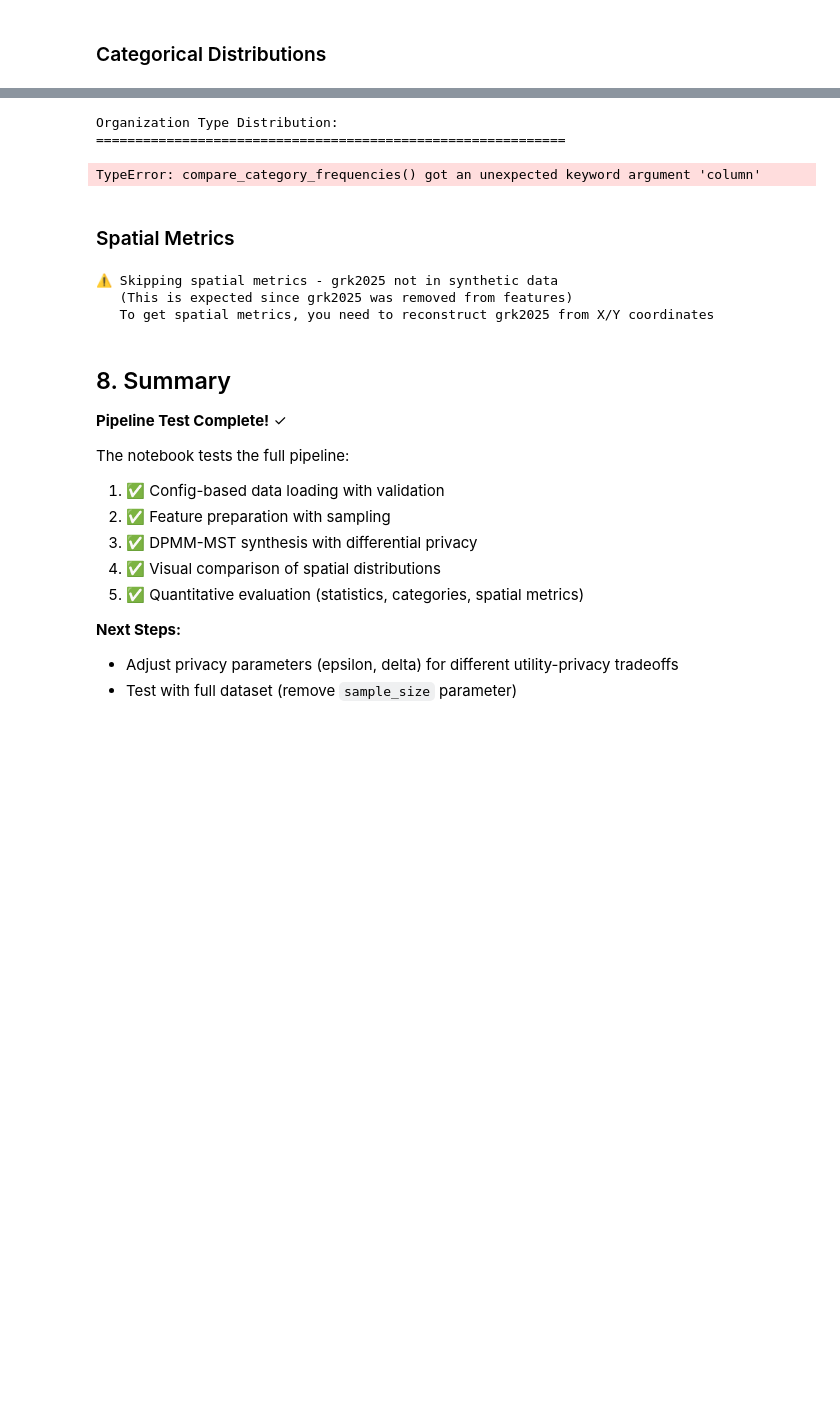
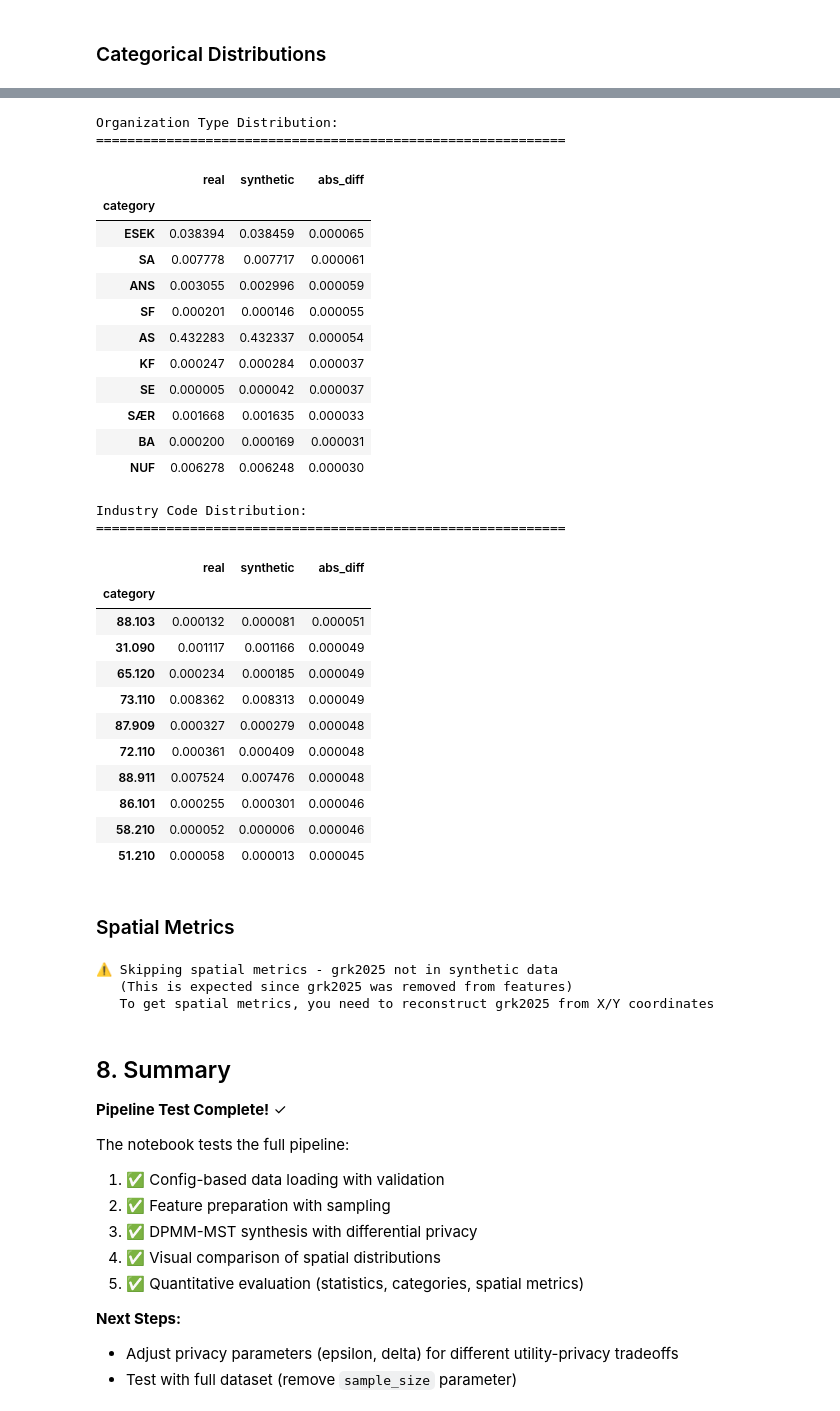
Before and after one commit to akielland/synthetic-lab, a Jupyter notebook: notebooks/04_geostad_pipeline_test.ipynb, the cells around one changed output, grey strips where cells are left out. Drawn from its saved outputs; the diff is of its cells as text; code cells hidden in the pictures; blank space fills up the shorter version.

```diff
--- a/notebooks/04_geostad_pipeline_test.ipynb
+++ b/notebooks/04_geostad_pipeline_test.ipynb
@@ -747,27 +829,52 @@ Basic Statistics Comparison:
 # %%
 # Organization types
 print("Organization Type Distribution:")
 print("=" * 60)
-cat_freq_org = compare_category_frequencies(
+cat_freq_org = compare_single_category_frequency(
     df_features, df_synth,
     column='orgf2025',
     top_k=10
 )
 display(cat_freq_org)
 
 # Industry codes (SN2025)
 print("\n\nIndustry Code Distribution:")
 print("=" * 60)
-cat_freq_industry = compare_category_frequencies(
+cat_freq_industry = compare_single_category_frequency(
     df_features, df_synth,
     column='SN2025',
     top_k=10
 )
 display(cat_freq_industry)
 # %% [output]
 Organization Type Distribution:
 ============================================================
+|  | real | synthetic | abs_diff |
+| category |  |  |  |
+| ESEK | 0.038394 | 0.038459 | 0.000065 |
+| SA | 0.007778 | 0.007717 | 0.000061 |
+| ANS | 0.003055 | 0.002996 | 0.000059 |
+| SF | 0.000201 | 0.000146 | 0.000055 |
+| AS | 0.432283 | 0.432337 | 0.000054 |
+| KF | 0.000247 | 0.000284 | 0.000037 |
+| SE | 0.000005 | 0.000042 | 0.000037 |
+| SÆR | 0.001668 | 0.001635 | 0.000033 |
+| BA | 0.000200 | 0.000169 | 0.000031 |
+| NUF | 0.006278 | 0.006248 | 0.000030 |
-TypeError: compare_category_frequencies() got an unexpected keyword argument 'column'
+Industry Code Distribution:
+============================================================
+|  | real | synthetic | abs_diff |
+| category |  |  |  |
+| 88.103 | 0.000132 | 0.000081 | 0.000051 |
+| 31.090 | 0.001117 | 0.001166 | 0.000049 |
+| 65.120 | 0.000234 | 0.000185 | 0.000049 |
+| 73.110 | 0.008362 | 0.008313 | 0.000049 |
+| 87.909 | 0.000327 | 0.000279 | 0.000048 |
+| 72.110 | 0.000361 | 0.000409 | 0.000048 |
+| 88.911 | 0.007524 | 0.007476 | 0.000048 |
+| 86.101 | 0.000255 | 0.000301 | 0.000046 |
+| 58.210 | 0.000052 | 0.000006 | 0.000046 |
+| 51.210 | 0.000058 | 0.000013 | 0.000045 |
 # %% [markdown]
 ### Spatial Metrics
 # %%
```
Also changed, not shown: parts of 12 cells of this notebook, 2 other files.
